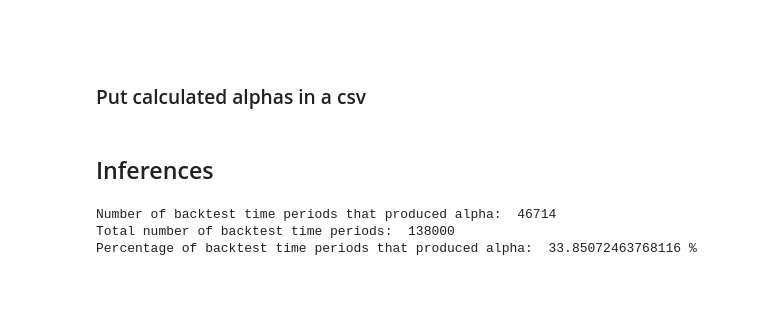
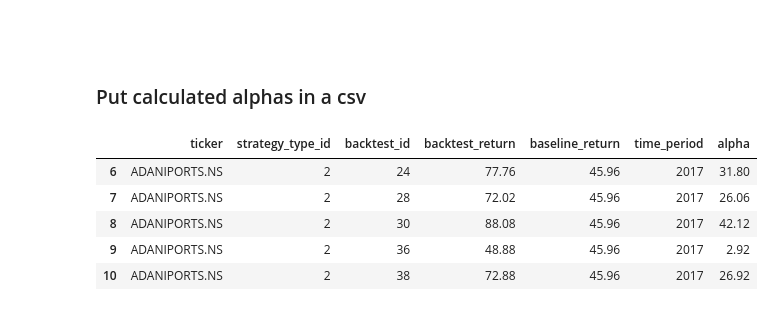
Before and after one commit to Varun487/AIAlgoTrading, a Jupyter notebook: research/baselines/Inferences.ipynb, the cells around one changed output. Cells and saved outputs as stored; diff of their text form; code cells hidden in the pictures.

Commit message:
made changes to inference.ipy

```diff
--- a/research/baselines/Inferences.ipynb
+++ b/research/baselines/Inferences.ipynb
@@ -135,14 +139,3 @@ alpha_df
 ### Put calculated alphas in a csv
 # %%
 alpha_df.to_csv("./ALPHAS.csv", index=False)
-# %% [markdown]
-## Inferences
-# %%
-# Number of backtest timeperiods that produced alpha
-print("Number of backtest time periods that produced alpha: ", (len(alpha_df)))
-print("Total number of backtest time periods: ", (2000*69))
-print("Percentage of backtest time periods that produced alpha: ", (len(alpha_df)/(2000*69))*100, "%")
-# %% [output]
-Number of backtest time periods that produced alpha:  46714
-Total number of backtest time periods:  138000
-Percentage of backtest time periods that produced alpha:  33.85072463768116 %
@@ -148,0 +159,13 @@ Percentage of backtest time periods that produced alpha:  33.85072463768116 %
+# %%
+x=alpha_df['strategy_type_id']
+for i in x:
+    strat_ids = alpha_df[alpha_df['strategy_type_id'] == i]
+# %%
+strat_ids.head()
+# %% [output]
+|  | ticker | strategy_type_id | backtest_id | backtest_return | baseline_return | time_period | alpha |
+| 6 | ADANIPORTS.NS | 2 | 24 | 77.76 | 45.96 | 2017 | 31.80 |
+| 7 | ADANIPORTS.NS | 2 | 28 | 72.02 | 45.96 | 2017 | 26.06 |
+| 8 | ADANIPORTS.NS | 2 | 30 | 88.08 | 45.96 | 2017 | 42.12 |
+| 9 | ADANIPORTS.NS | 2 | 36 | 48.88 | 45.96 | 2017 | 2.92 |
+| 10 | ADANIPORTS.NS | 2 | 38 | 72.88 | 45.96 | 2017 | 26.92 |
```
Also changed, not shown: parts of 5 cells of this notebook, 2 other files.
